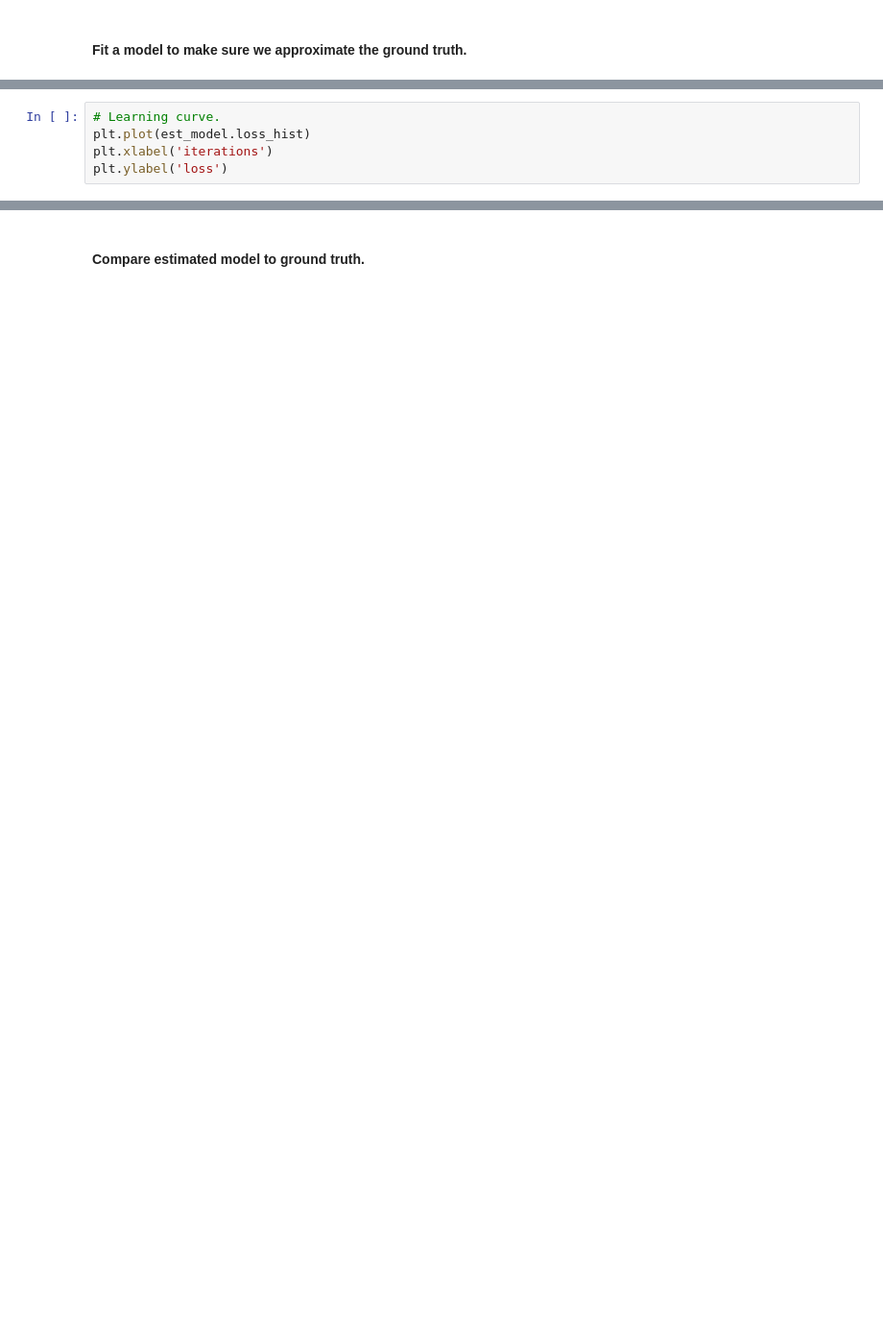
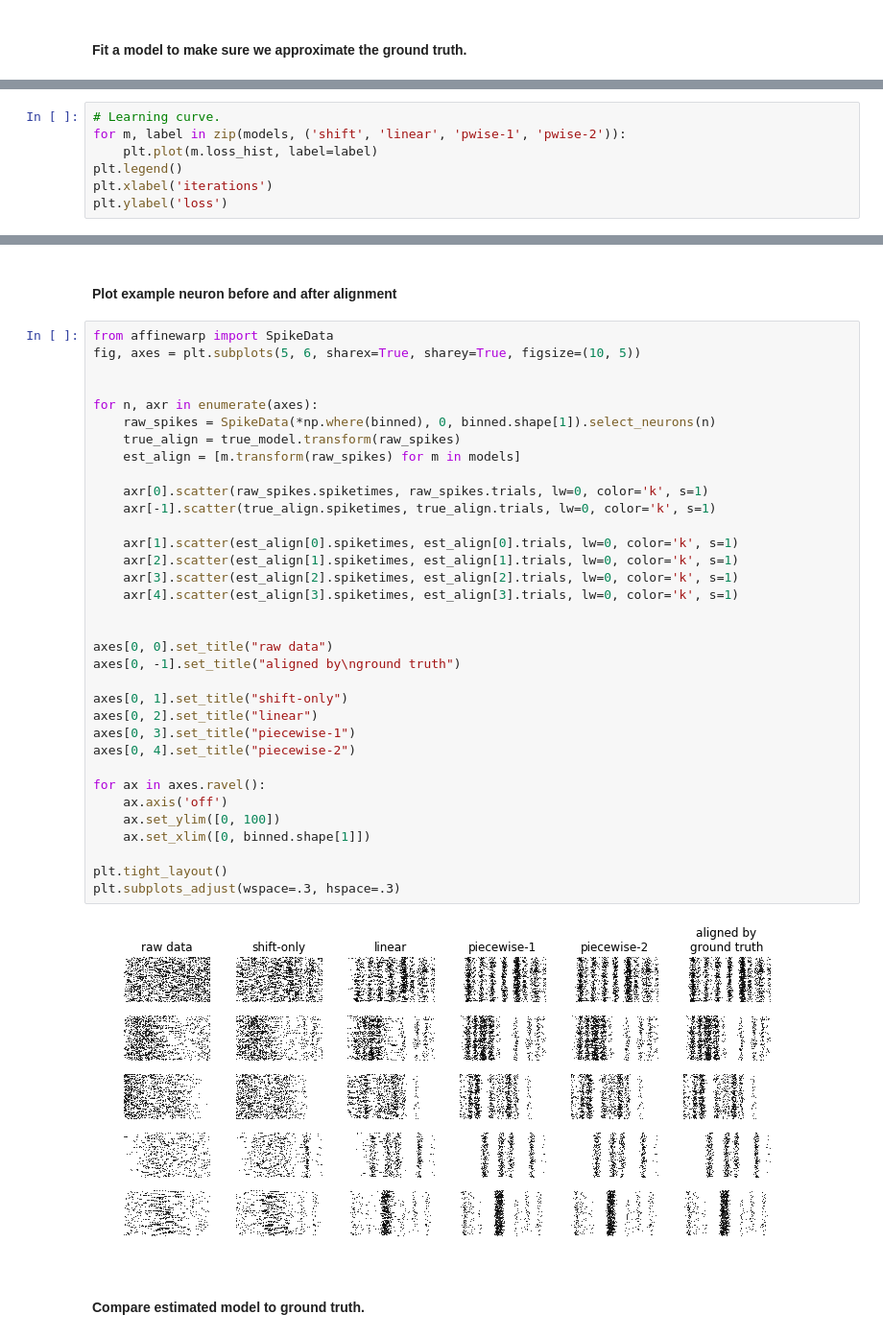
Before and after one commit to ahwillia/affinewarp, a Jupyter notebook: examples/Piecewise.ipynb, the cells around one changed output, grey strips where cells are left out. Shown at 96% size. Saved outputs shown, nothing was run; the diff lists cells and outputs as text; blank space fills up the shorter version.

```diff
--- a/examples/Piecewise.ipynb
+++ b/examples/Piecewise.ipynb
@@ -22,6 +39,8 @@ est_model.fit(binned, iterations=60, warp_iterations=100)
 # %%
 # Learning curve.
-plt.plot(est_model.loss_hist)
+for m, label in zip(models, ('shift', 'linear', 'pwise-1', 'pwise-2')):
+    plt.plot(m.loss_hist, label=label)
+plt.legend()
 plt.xlabel('iterations')
 plt.ylabel('loss')
 # %% [output]
@@ -30,3 +49,41 @@ Text(0,0.5,'loss')
+# %% [markdown]
+#### Plot example neuron before and after alignment
+# %%
+from affinewarp import SpikeData
+fig, axes = plt.subplots(5, 6, sharex=True, sharey=True, figsize=(10, 5))
+
+
+for n, axr in enumerate(axes):
+    raw_spikes = SpikeData(*np.where(binned), 0, binned.shape[1]).select_neurons(n)
+    true_align = true_model.transform(raw_spikes)
+    est_align = [m.transform(raw_spikes) for m in models]
+
+    axr[0].scatter(raw_spikes.spiketimes, raw_spikes.trials, lw=0, color='k', s=1)
+    axr[-1].scatter(true_align.spiketimes, true_align.trials, lw=0, color='k', s=1)
+
+    axr[1].scatter(est_align[0].spiketimes, est_align[0].trials, lw=0, color='k', s=1)
+    axr[2].scatter(est_align[1].spiketimes, est_align[1].trials, lw=0, color='k', s=1)
+    axr[3].scatter(est_align[2].spiketimes, est_align[2].trials, lw=0, color='k', s=1)
+    axr[4].scatter(est_align[3].spiketimes, est_align[3].trials, lw=0, color='k', s=1)
+
+
+axes[0, 0].set_title("raw data")
+axes[0, -1].set_title("aligned by\nground truth")
+
+axes[0, 1].set_title("shift-only")
+axes[0, 2].set_title("linear")
+axes[0, 3].set_title("piecewise-1")
+axes[0, 4].set_title("piecewise-2")
+
+for ax in axes.ravel():
+    ax.axis('off')
+    ax.set_ylim([0, 100])
+    ax.set_xlim([0, binned.shape[1]])
+
+plt.tight_layout()
+plt.subplots_adjust(wspace=.3, hspace=.3)
+# %% [output]
+[figure, added]
 # %% [markdown]
 #### Compare estimated model to ground truth.
 # %%
```
Also changed, not shown: parts of 12 cells of this notebook, 5 other files.
